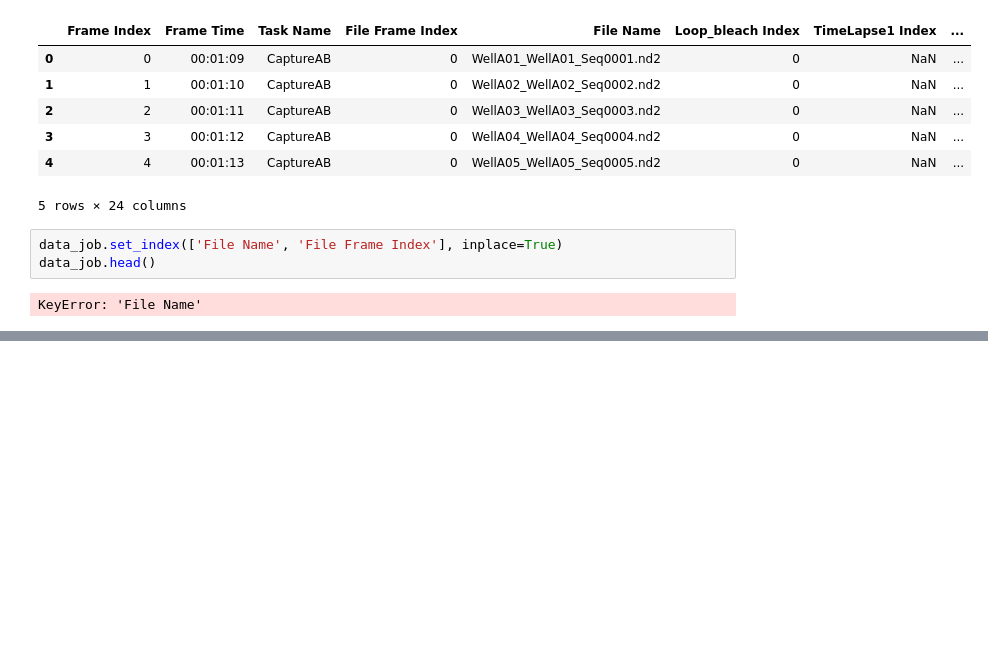
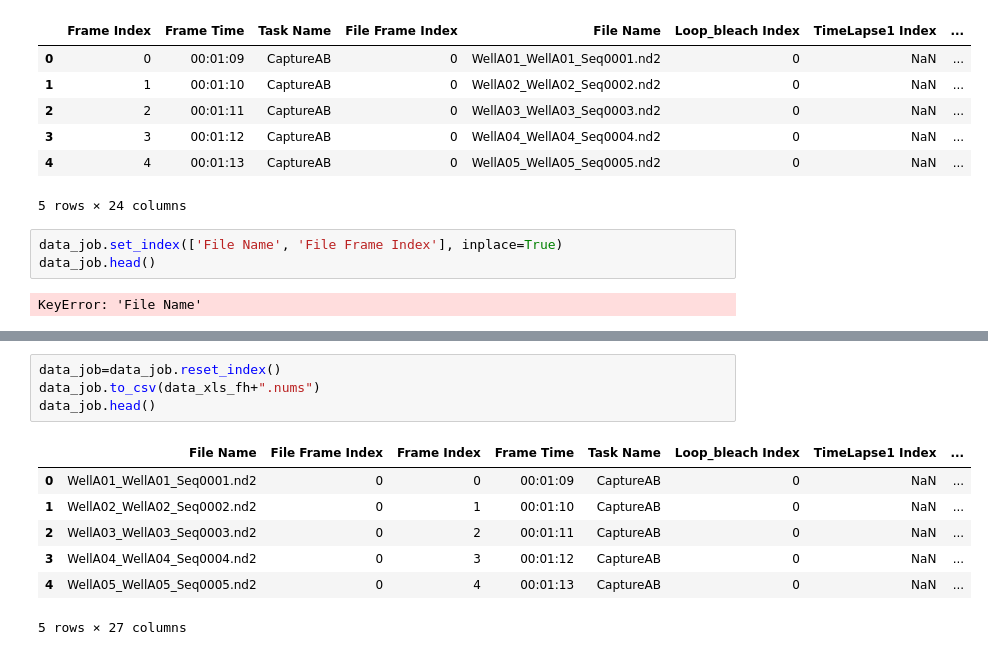
Before and after one commit to rraadd88/htsimaging, a Jupyter notebook: htsimaging/test.ipynb, the cells around one changed output, grey strips where cells are left out. Drawn from its saved outputs; the diff is of its cells as text; blank space fills up the shorter version.

```diff
--- a/htsimaging/test.ipynb
+++ b/htsimaging/test.ipynb
@@ -70,0 +76,12 @@ nums_fhs
+# %%
+data_job=data_job.reset_index()
+data_job.to_csv(data_xls_fh+".nums")
+data_job.head()
+# %% [output]
+|  | File Name | File Frame Index | Frame Index | Frame Time | Task Name | Loop_bleach Index | TimeLapse1 Index | ... |
+| 0 | WellA01_WellA01_Seq0001.nd2 | 0 | 0 | 00:01:09 | CaptureAB | 0 | NaN | ... |
+| 1 | WellA02_WellA02_Seq0002.nd2 | 0 | 1 | 00:01:10 | CaptureAB | 0 | NaN | ... |
+| 2 | WellA03_WellA03_Seq0003.nd2 | 0 | 2 | 00:01:11 | CaptureAB | 0 | NaN | ... |
+| 3 | WellA04_WellA04_Seq0004.nd2 | 0 | 3 | 00:01:12 | CaptureAB | 0 | NaN | ... |
+| 4 | WellA05_WellA05_Seq0005.nd2 | 0 | 4 | 00:01:13 | CaptureAB | 0 | NaN | ... |
+5 rows × 27 columns
```
Also changed, not shown: parts of 6 cells of this notebook, 2 other files.
